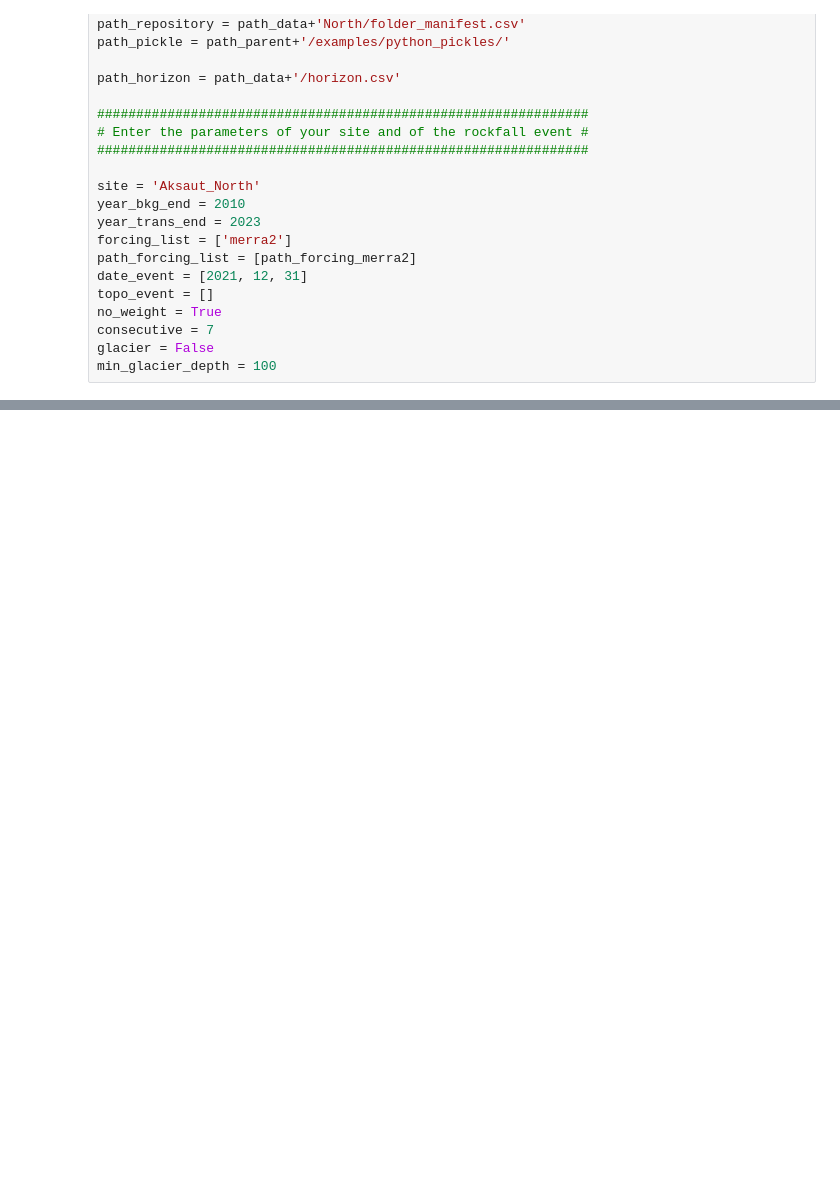
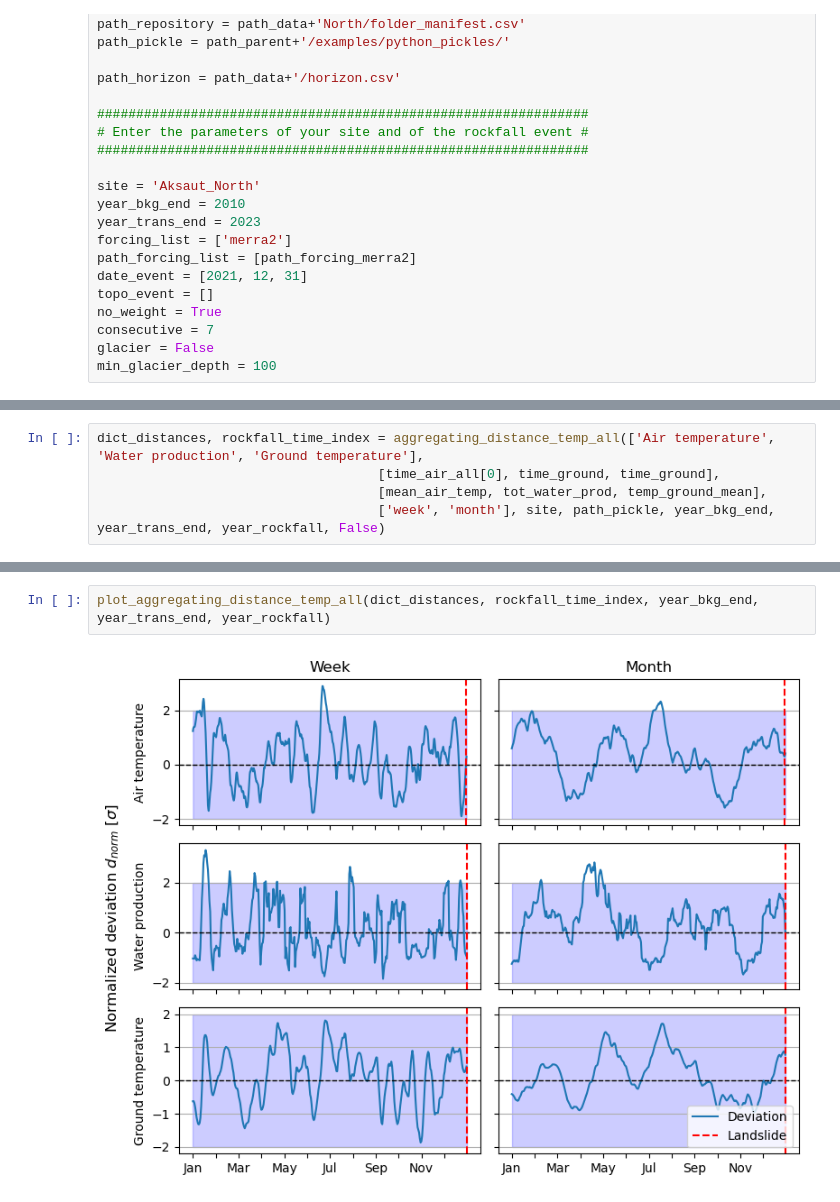
Before and after one commit to VictorPozsgay/SuPerSim, a Jupyter notebook: examples/produce_plots_North.ipynb, the cells around one changed output, grey strips where cells are left out. Cells and saved outputs as stored; diff of their text form; blank space fills up the shorter version.

```diff
--- a/examples/produce_plots_North.ipynb
+++ b/examples/produce_plots_North.ipynb
@@ -113,0 +519,5 @@ ValueError: The truth value of a DataFrame is ambiguous. Use a.empty, a.bool(),
+# %%
+dict_distances, rockfall_time_index = aggregating_distance_temp_all(['Air temperature', 'Water production', 'Ground temperature'],
+                                    [time_air_all[0], time_ground, time_ground],
+                                    [mean_air_temp, tot_water_prod, temp_ground_mean],
+                                    ['week', 'month'], site, path_pickle, year_bkg_end, year_trans_end, year_rockfall, False)
@@ -113,0 +532,4 @@ ValueError: The truth value of a DataFrame is ambiguous. Use a.empty, a.bool(),
+# %%
+plot_aggregating_distance_temp_all(dict_distances, rockfall_time_index, year_bkg_end, year_trans_end, year_rockfall)
+# %% [output]
+[figure, added]
```
Also changed, not shown: parts of 9 cells of this notebook, 2 other files.
